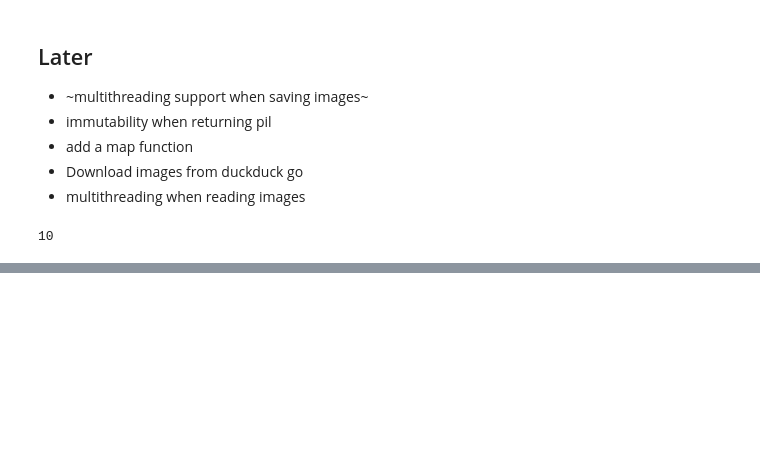
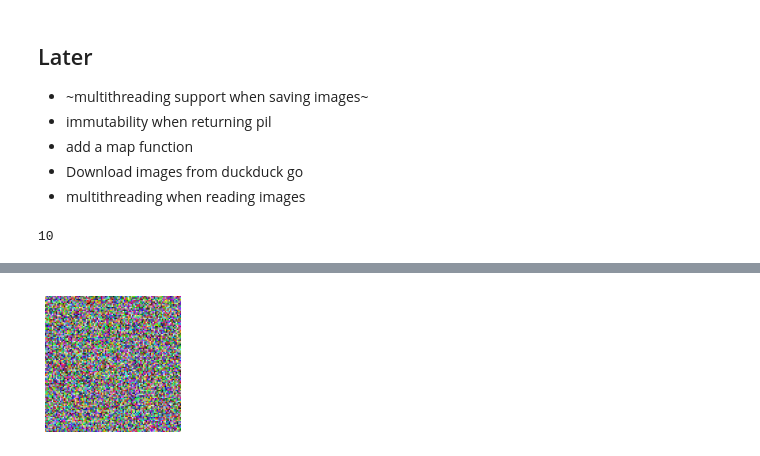
Before and after one commit to arunoda/adeep, a Jupyter notebook: aiaiart/imitools-dev.ipynb, the cells around one changed output, grey strips where cells are left out. Drawn from its saved outputs; the diff is of its cells as text; code cells hidden in the pictures; blank space fills up the shorter version.

```diff
--- a/aiaiart/imitools-dev.ipynb
+++ b/aiaiart/imitools-dev.ipynb
@@ -379,0 +365,4 @@ Only showing 36 images of the total 100. Use the `max_count` parameter to change
+# %%
+I.from_dir("/tmp/aa").show(scale=2.5)
+# %% [output]
+[figure, added]
```
Also changed, not shown: parts of 10 cells of this notebook, 1 other file.
